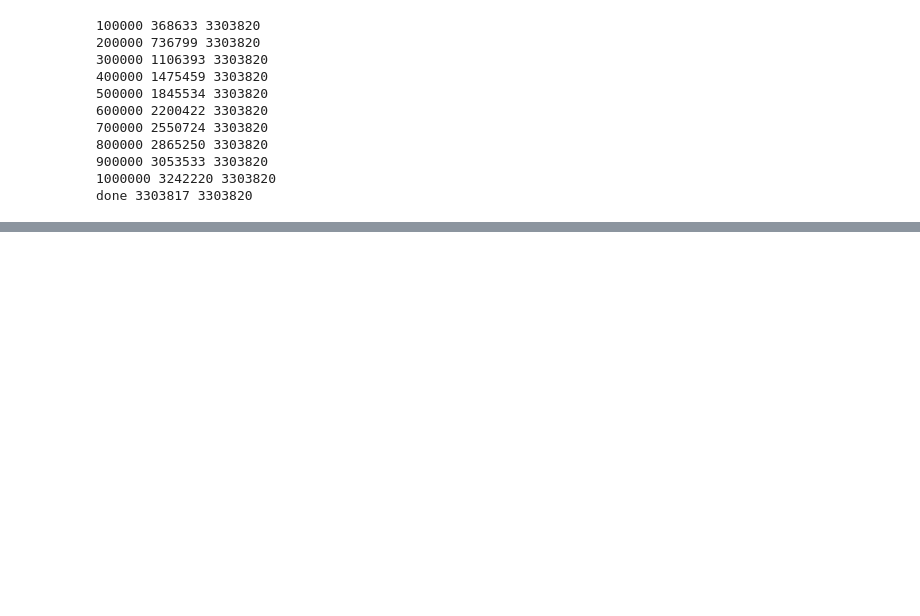
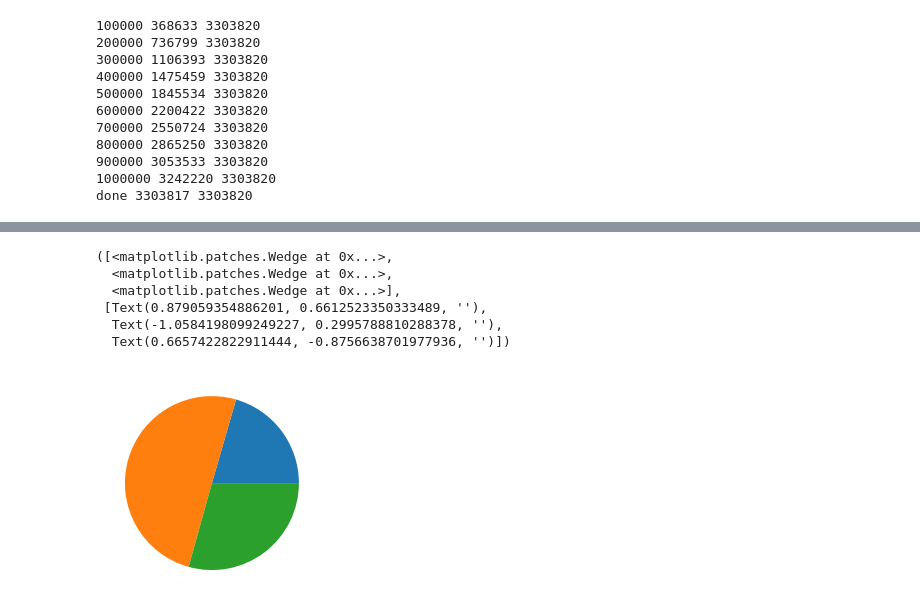
Before and after one commit to ejwillemse/sim-demog-NUK-open, a Jupyter notebook: sandbox/prep_data_for_singapore/prepare_hh_comp_cal_prop_2000-added_popdist_constraint.ipynb, the cells around one changed output, grey strips where cells are left out. Drawn from its saved outputs; the diff is of its cells as text; code cells hidden in the pictures; blank space fills up the shorter version.

```diff
--- a/sandbox/prep_data_for_singapore/prepare_hh_comp_cal_prop_2000-added_popdist_constraint.ipynb
+++ b/sandbox/prep_data_for_singapore/prepare_hh_comp_cal_prop_2000-added_popdist_constraint.ipynb
@@ -573,3 +590,14 @@ done 3303817 3303820
+# %%
+cn, an, rn = age_count ## target population distribution of the three ages groups
+plt.pie([rn, an, cn])
+# %% [output]
+([<matplotlib.patches.Wedge at 0x...>,
+  <matplotlib.patches.Wedge at 0x...>,
+  <matplotlib.patches.Wedge at 0x...>],
+ [Text(0.879059354886201, 0.6612523350333489, ''),
+  Text(-1.0584198099249227, 0.2995788810288378, ''),
+  Text(0.6657422822911444, -0.8756638701977936, '')])
+[figure, added]
 # %%
 tot = float(sum([ v for k,v in hs_comps.items() ]))
 hs_comps2 = { k:float(v)/tot for k,v in hs_comps.items() }
```
Also changed, not shown: parts of 2 cells of this notebook, 1 other file.
